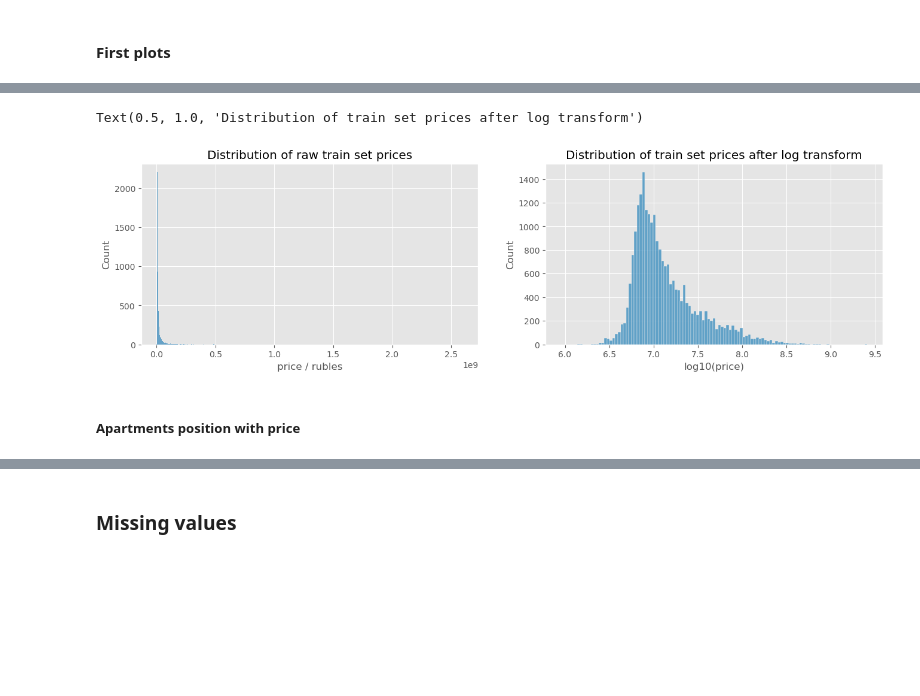
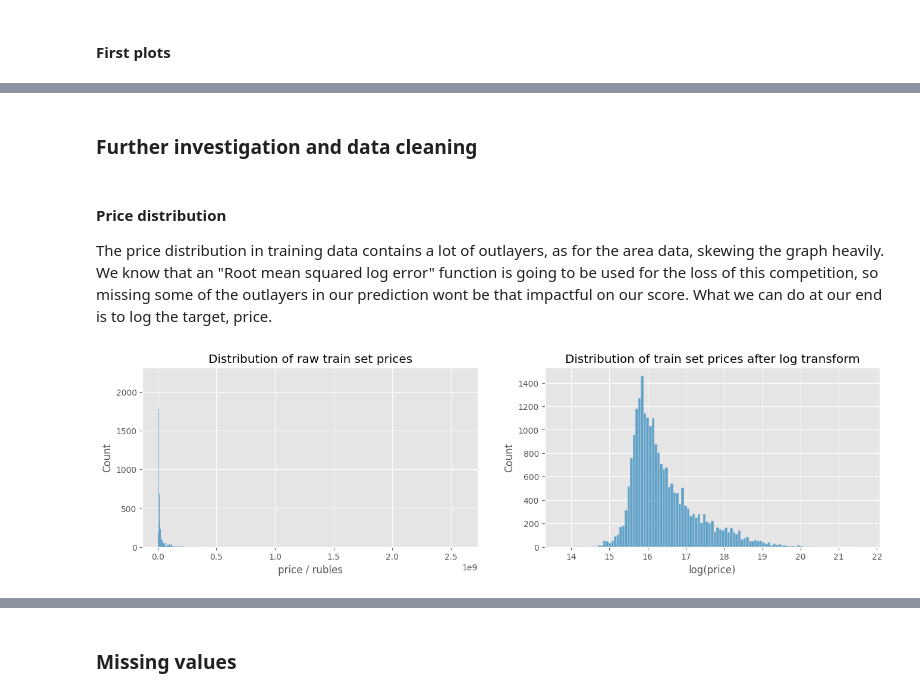
Before and after one commit to henrfj/TDT4173-ML, a Jupyter notebook: long_notebook.ipynb, the cells around one changed output, grey strips where cells are left out. Drawn from its saved outputs; the diff is of its cells as text; code cells hidden in the pictures; blank space fills up the shorter version.

```diff
--- a/long_notebook.ipynb
+++ b/long_notebook.ipynb
@@ -190,0 +219,6 @@ The categorical features are : district, material, parking and heating
+# %% [markdown]
+### Further investigation and data cleaning
+# %% [markdown]
+#### Price distribution
+The price distribution in training data contains a lot of outlayers, as for the area data, skewing the graph heavily.
+We know that an "Root mean squared log error" function is going to be used for the loss of this competition, so missing some of the outlayers in our prediction wont be that impactful on our score. What we can do at our end is to log the target, price.
@@ -191,11 +227,8 @@ The categorical features are : district, material, parking and heating
 # %%
 fig, (ax1, ax2) = plt.subplots(figsize=(16, 4), ncols=2, dpi=100)
 sns.histplot(df_train.price.rename('price / rubles'), ax=ax1)
 ax1.set_title('Distribution of raw train set prices')
-sns.histplot(np.log10(df_train.price).rename('log10(price)'), ax=ax2)
-ax2.set_title('Distribution of train set prices after log transform')
+sns.histplot(np.log(df_train.price).rename('log(price)'), ax=ax2)
+ax2.set_title('Distribution of train set prices after log transform');
 # %% [output]
-Text(0.5, 1.0, 'Distribution of train set prices after log transform')
-[figure, old version]
+[figure, new version]
-# %% [markdown]
-##### Apartments position with price
```
Also changed, not shown: parts of 18 cells of this notebook, 23 other files.
